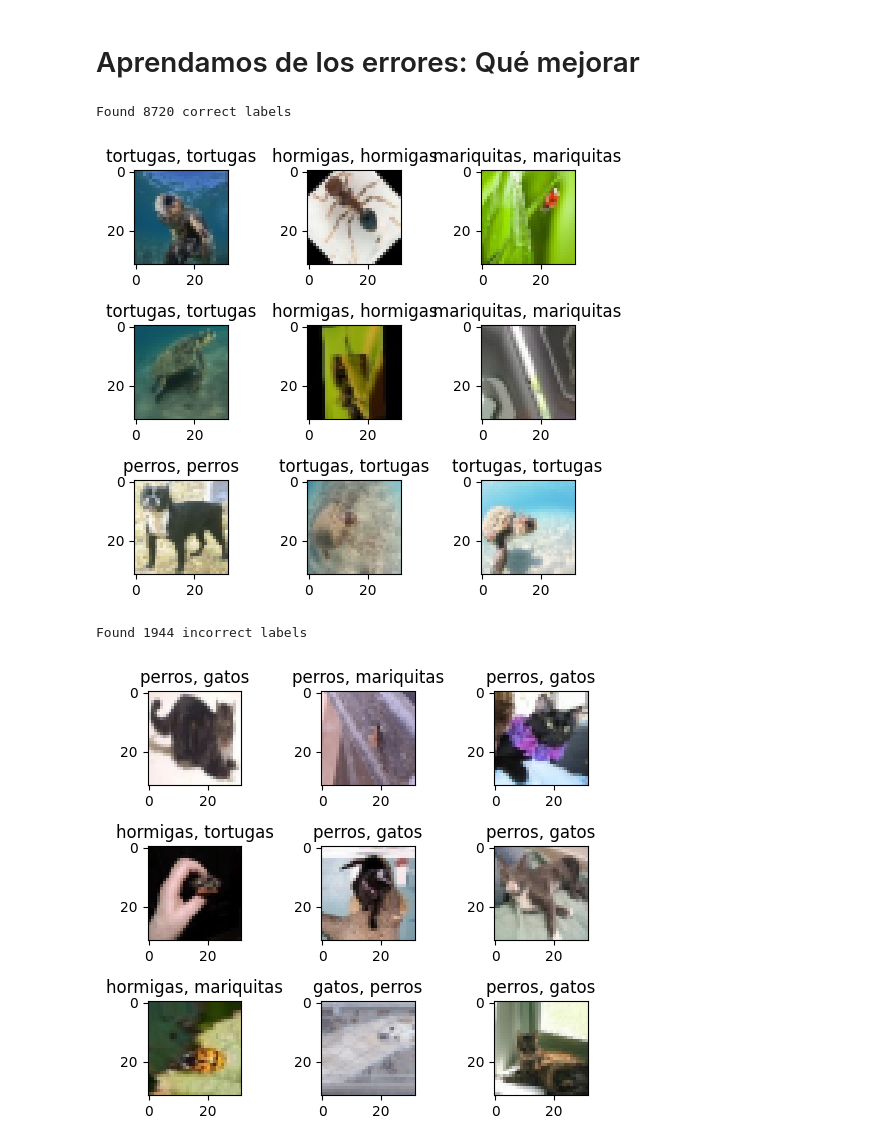
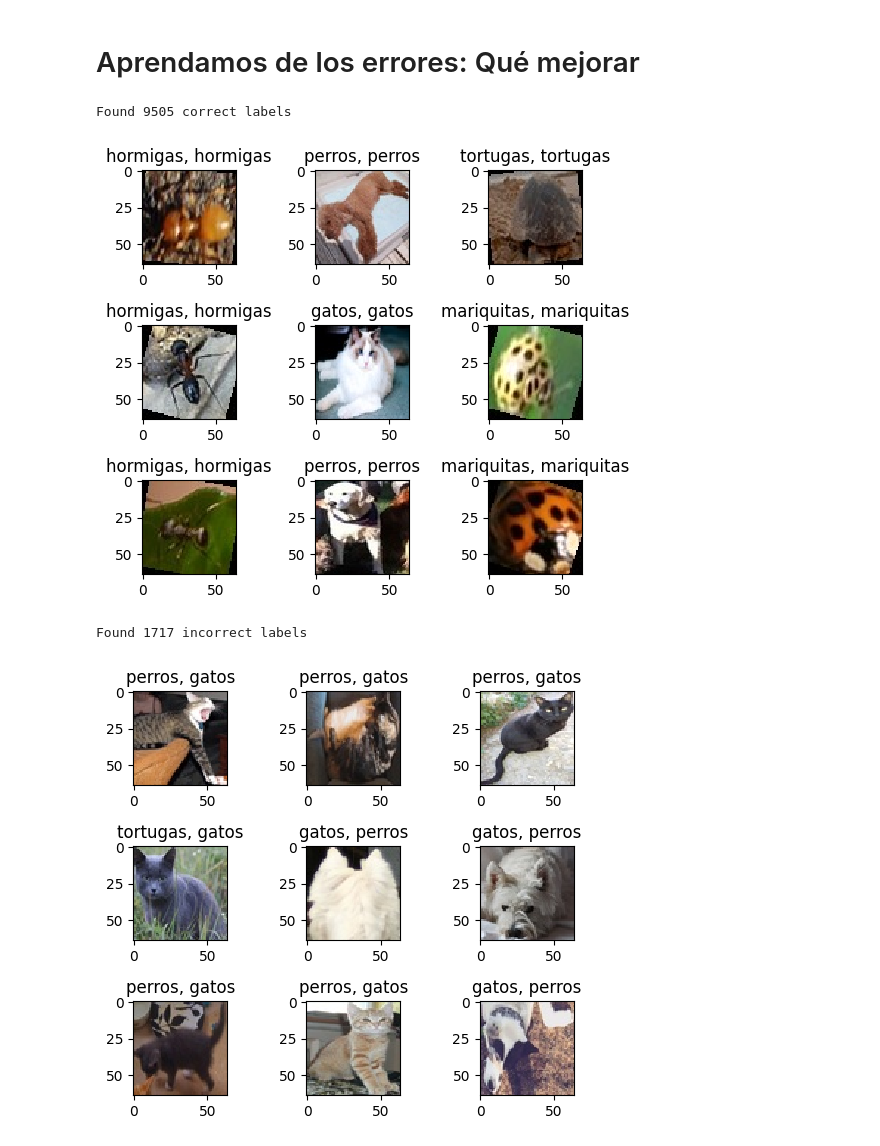
Before and after one commit to CarlosBarajasS/IA-Proyectos, a Jupyter notebook: proyectos/Unidad2/CNN.ipynb, the cells around one changed output. Drawn from its saved outputs; the diff is of its cells as text; code cells hidden in the pictures.

Commit message:
Unidad 2 calsificacion de imagenes

```diff
--- a/proyectos/Unidad2/CNN.ipynb
+++ b/proyectos/Unidad2/CNN.ipynb
@@ -55,8 +78,8 @@ for root, dirnames, filenames in os.walk(imgpath):
             if len(image.shape) == 2:
                 image = np.stack((image,) * 3, axis=-1)
 
-            #  Redimensionar a 32x32 para todas las imágenes
-            image = resize(image, (32, 32), anti_aliasing=True, preserve_range=True)
+            #  Redimensionar a 64x64 para todas las imágenes
+            image = resize(image, (64, 64), anti_aliasing=True, preserve_range=True)
 
             images.append(image.astype(np.uint8))
             b = "Leyendo..." + str(cant)
@@ -237,5 +331,2 @@ sport_model.compile(optimizer=Adam(learning_rate=0.001),
 # %% [markdown]
 # Entrenamos el modelo: Aprende a clasificar imágenes
-# %%
-# este paso puede tomar varios minutos, dependiendo de tu ordenador, cpu y memoria ram libre
-sport_train = sport_model.fit(train_X, train_label, batch_size=batch_size,epochs=epochs,verbose=1,validation_data=(valid_X, valid_label))
@@ -259,0 +333,32 @@ Epoch 20/20
+# %%
+from tensorflow.keras.callbacks import EarlyStopping, ReduceLROnPlateau
+
+# 1. Early Stopping: Si no mejora en 8 épocas, para y recupera lo mejor.
+early_stop = EarlyStopping(
+    monitor='val_loss',
+    patience=8,
+    restore_best_weights=True,
+    verbose=1
+)
+
+# 2. Reduce Learning Rate: Si se estanca 3 veces, baja la velocidad a la mitad.
+reduce_lr = ReduceLROnPlateau(
+    monitor='val_loss',
+    factor=0.5,
+    patience=3,
+    min_lr=0.00001,
+    verbose=1
+)
+
+print("🚀 Iniciando entrenamiento (Con Data Augmentation + ReduceLR)...")
+
+# 3. Entrenar
+sport_train = sport_model.fit(
+    datagen.flow(train_X, train_label, batch_size=64),
+    epochs=50,
+    verbose=1,
+    validation_data=(valid_X, valid_label),
+    callbacks=[early_stop, reduce_lr] # <--- ¡Ambos activados!
+)
+
+print("🏁 Entrenamiento finalizado.")
@@ -331,28 +454,35 @@ predicted_classes.shape, test_Y.shape
 # %%
 correct = np.where(predicted_classes==test_Y)[0]
 print("Found %d correct labels" % len(correct))
 for i, correct in enumerate(correct[0:9]):
     plt.subplot(3,3,i+1)
-    plt.imshow(test_X[correct].reshape(32,32,3), cmap='gray', interpolation='none')
+
+    # --- AQUÍ ESTÁ EL CAMBIO: (64, 64, 3) ---
+    plt.imshow(test_X[correct].reshape(64,64,3), cmap='gray', interpolation='none')
+
     plt.title("{}, {}".format(deportes[predicted_classes[correct]],
                                                     deportes[test_Y[correct]]))
 
     plt.tight_layout()
 # %% [output]
-Found 8720 correct labels
+Found 9505 correct labels
-[figure, old version]
+[figure, new version]
 # %%
 incorrect = np.where(predicted_classes!=test_Y)[0]
 print("Found %d incorrect labels" % len(incorrect))
+
 for i, incorrect in enumerate(incorrect[0:9]):
     plt.subplot(3,3,i+1)
-    plt.imshow(test_X[incorrect].reshape(32,32,3), cmap='gray', interpolation='none')
+
+    # --- CORRECCIÓN AQUÍ: Cambiar a (64,64,3) ---
+    plt.imshow(test_X[incorrect].reshape(64,64,3), cmap='gray', interpolation='none')
+
     plt.title("{}, {}".format(deportes[predicted_classes[incorrect]],
                                                     deportes[test_Y[incorrect]]))
     plt.tight_layout()
 # %% [output]
-Found 1944 incorrect labels
+Found 1717 incorrect labels
-[figure, old version]
+[figure, new version]
 # %%
 target_names = ["Class {}".format(i) for i in range(nClasses)]
 print(classification_report(test_Y, predicted_classes, target_names=target_names))
```
Also changed, not shown: parts of 26 cells of this notebook, 10 other files.
